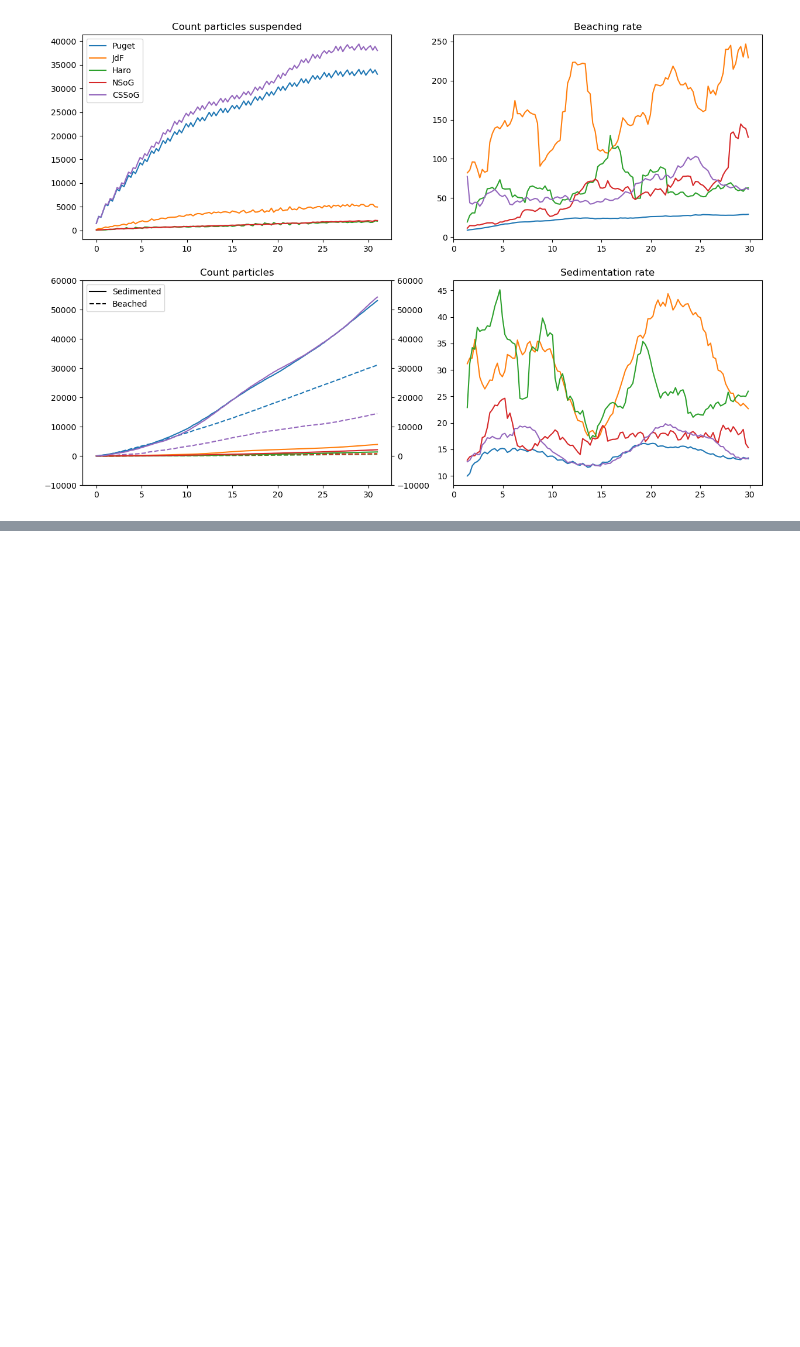
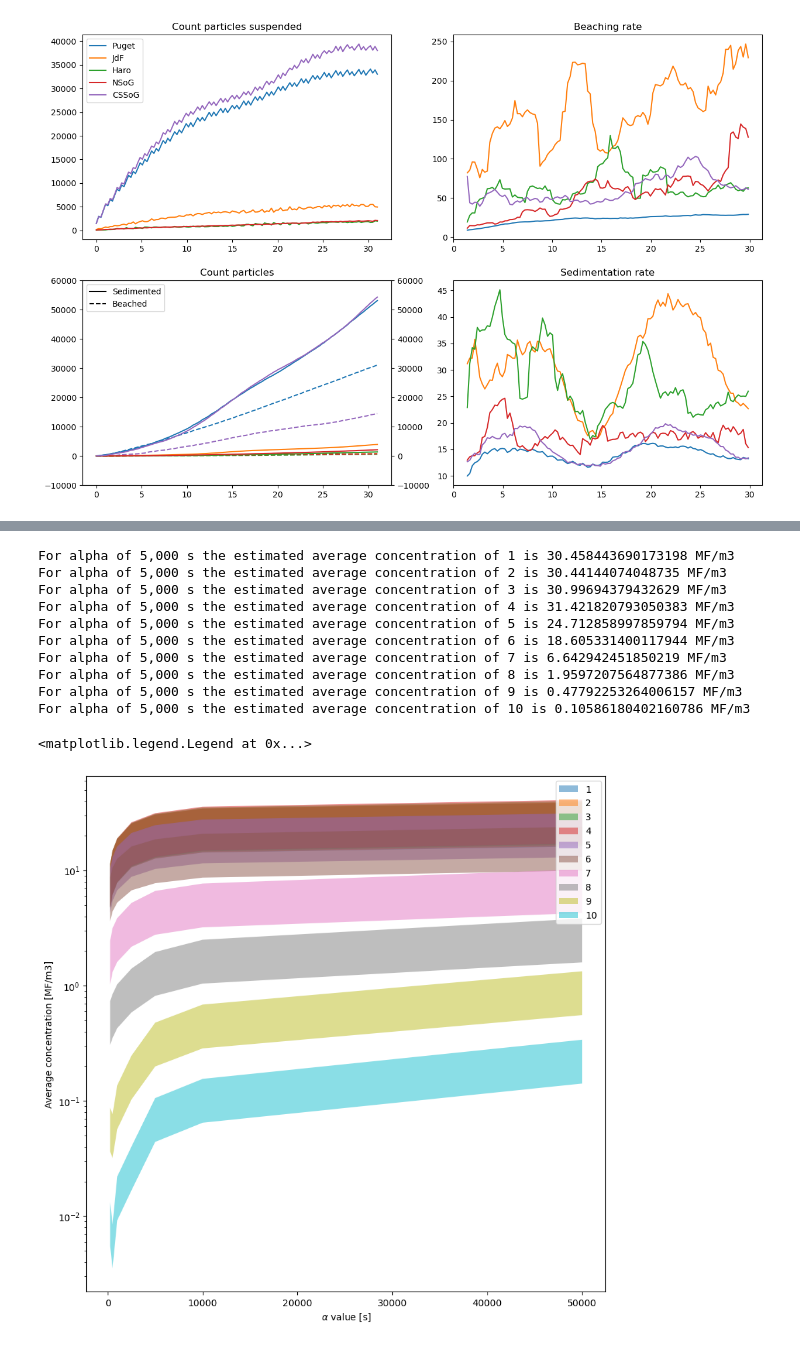
Before and after one commit to SalishSeaCast/analysis-jose, a Jupyter notebook: notebooks/Outfall_finalResults/obs_model.ipynb, the cells around one changed output, grey strips where cells are left out. Saved outputs shown, nothing was run; the diff lists cells and outputs as text; code cells hidden in the pictures; blank space fills up the shorter version.

```diff
--- a/notebooks/Outfall_finalResults/obs_model.ipynb
+++ b/notebooks/Outfall_finalResults/obs_model.ipynb
@@ -266,3 +266,50 @@ Text(0.5, 1.0, 'Mean Concentrations for $\\alpha$ = 5,000 s')
+# %%
+def modelvsobs(j,i,conc,ni=0,zi=2):
+    CONC = []
+    if type(i)==list:
+        for ind,ii in enumerate(i):
+            if ni ==0:
+                CONC.append(np.sum(conc[:zi,int(j[ind]/3),int(ii/3)],axis=0)/zi)
+            else:
+                CONC.append(np.sum(np.sum(np.sum(conc[:zi,int(j[ind]/3)-ni:int(j[ind]/3)+ni+1,int(ii/3)-ni:int(ii/3)+ni+1],axis=0),axis=0),axis=0)/(zi*(1+ni*2)**2))
+        return np.mean(CONC),np.std(CONC)/len(CONC)
+    else:
+        if ni ==0:
+                CONC=np.sum(conc[:zi,int(j/3),int(i/3)],axis=0)/zi
+        else:
+                CONC=np.sum(np.sum(np.sum(conc[:zi,int(j/3)-ni:int(j/3)+ni+1,int(i/3)-ni:int(i/3)+ni+1],axis=0),axis=0),axis=0)/(zi*(1+ni*2)**2)
+        return CONC
+
+locss = [1,2,3,4,5,6,7,8,9,10]
+iii = [250,500,1000,2500,5000,10000,50000]
+j,i=finder(jjii,latobs,lonobs)
+fig,axs=plt.subplots(1,1,figsize=(10,10))
+for loc in range(len(i)):
+    NNl = []
+    for alpha in runs:
+        CONC = np.load(path_runs+runs[alpha][0].split('.')[0]+'.npy')*13.7/runs[alpha][1]
+        NN = modelvsobs(j[loc],i[loc],CONC,10,5)
+        NNl.append(NN)
+        if alpha == '5,000 s':
+            print(f'For alpha of {alpha} the estimated average concentration of {locss[loc]} is {NN} MF/m3')
+    plt.fill_between(iii,NNl,np.array(NNl)/2.4,label=locss[loc],alpha=0.5)
+    plt.xlabel(r'$\alpha$ value [s]')
+    plt.ylabel('Average concentration [MF/m3]')
+axs.set_yscale('log')
+plt.legend()
+# %% [output]
+For alpha of 5,000 s the estimated average concentration of 1 is 30.458443690173198 MF/m3
+For alpha of 5,000 s the estimated average concentration of 2 is 30.44144074048735 MF/m3
+For alpha of 5,000 s the estimated average concentration of 3 is 30.99694379432629 MF/m3
+For alpha of 5,000 s the estimated average concentration of 4 is 31.421820793050383 MF/m3
+For alpha of 5,000 s the estimated average concentration of 5 is 24.712858997859794 MF/m3
+For alpha of 5,000 s the estimated average concentration of 6 is 18.605331400117944 MF/m3
+For alpha of 5,000 s the estimated average concentration of 7 is 6.642942451850219 MF/m3
+For alpha of 5,000 s the estimated average concentration of 8 is 1.9597207564877386 MF/m3
+For alpha of 5,000 s the estimated average concentration of 9 is 0.47792253264006157 MF/m3
+For alpha of 5,000 s the estimated average concentration of 10 is 0.10586180402160786 MF/m3
+<matplotlib.legend.Legend at 0x...>
+[figure, added]
 # %%
 from matplotlib import pyplot as plt, animation, rc,colors
 import cmocean
```
Also changed, not shown: parts of 14 cells of this notebook.
